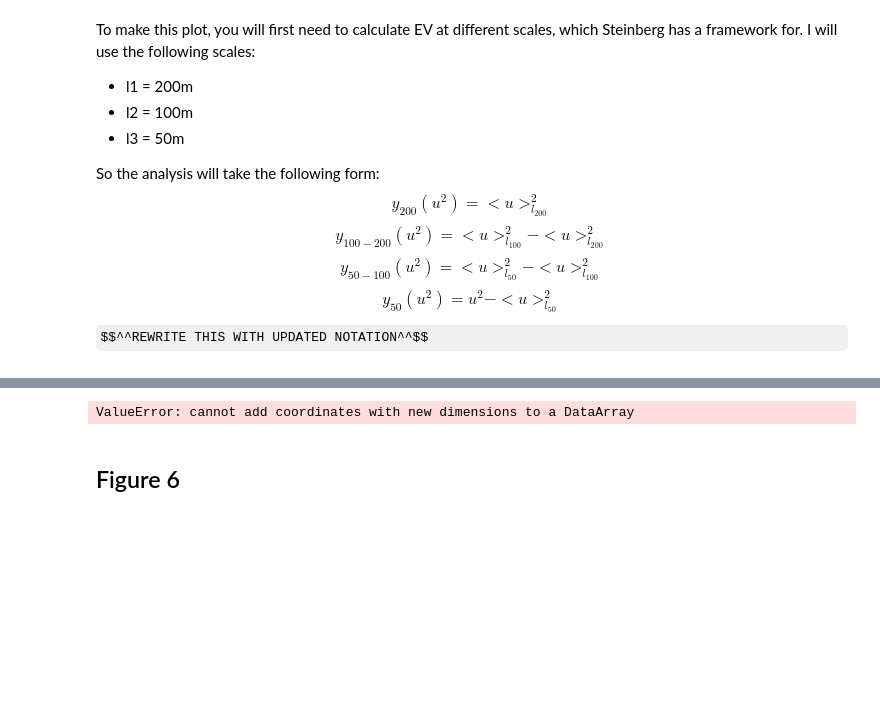
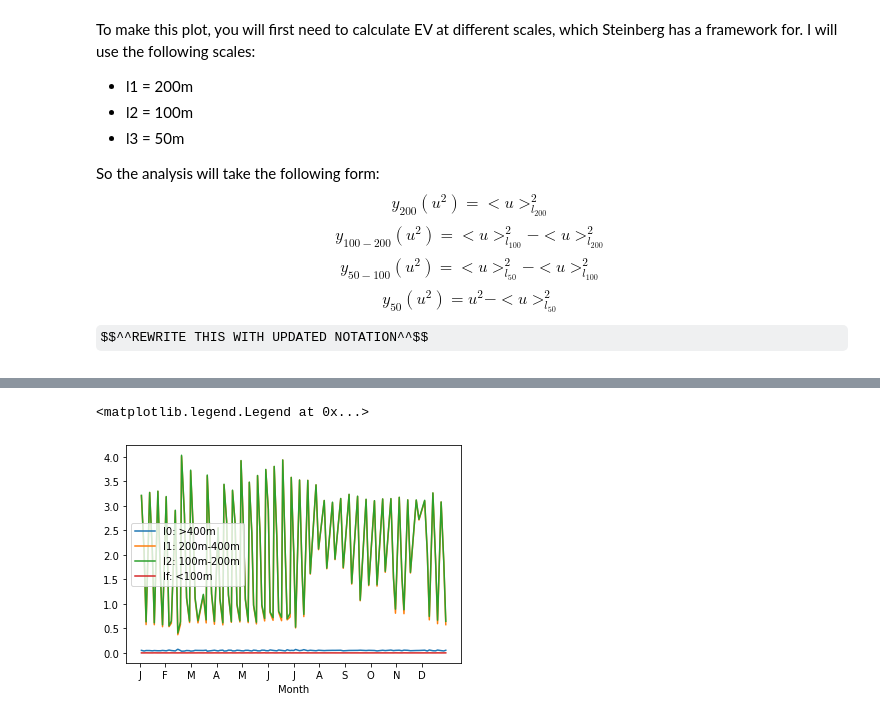
Before and after one commit to ocean-transport/argo-intern, a Jupyter notebook: steinberg.ipynb, the cells around one changed output, grey strips where cells are left out. Drawn from its saved outputs; the diff is of its cells as text; code cells hidden in the pictures; some formulas as TeX source; blank space fills up the shorter version.

Commit message:
first pass at Figure 5

```diff
--- a/steinberg.ipynb
+++ b/steinberg.ipynb
@@ -60,0 +60,5 @@ ef.get_mean_variance()
+# %%
+prof_l0 = ef.get_MV(float_z,l0,variable='SPICE')
+prof_l1 = ef.get_MV(float_z,l1) - ef.get_MV(float_z,l0,variable='SPICE')
+prof_l2 = ef.get_MV(float_z,l2) - ef.get_MV(float_z,l1,variable='SPICE')
+prof_lf = float_z.SPICE**2      - ef.get_MV(float_z,l2,variable='SPICE')
@@ -61,14 +69,34 @@ ef.get_mean_variance()
 # %%
 def add_month(ds, variable='TIME'):
+    copy = ds
+    copy['frac_day']   = (copy['TIME'] - pd.to_datetime(copy['TIME'].dt.date)).dt.seconds / (24 * 3600)
+    copy['frac_month'] = (copy['TIME'].dt.day + copy['frac_day'] - 1)/ copy['TIME'].dt.days_in_month
+
     month_li = []
+    for i in range(0,len(ds.N_PROF)):
+        month_li.append(int(ds.isel(N_PROF=i).TIME.dt.month.values)+copy.isel(N_PROF=i).frac_month)
 
-    for i in range(0,len(ds.N_PROF)):
-        li.append(int(ds.isel(N_PROF=i).TIME.dt.month.values))
-
-    ds.assign_coords(coords={'month':month_li})
+    return ds.assign_coords(month=('N_PROF',month_li))
-# %%
-test = add_month(y200)
-# %% [output]
-ValueError: cannot add coordinates with new dimensions to a DataArray
-# %% [markdown]
-## Figure 6
+# %%
+prof_l0 = add_month(prof_l0)
+prof_l1 = add_month(prof_l1)
+prof_l2 = add_month(prof_l2)
+prof_lf = add_month(prof_lf)
+
+prof_l0 = prof_l0.sortby('month')
+prof_l1 = prof_l1.sortby('month')
+prof_l2 = prof_l2.sortby('month')
+prof_lf = prof_lf.sortby('month')
+# %%
+month_labels=['J','F','M','A','M','J','J','A','S','O','N','D']
+# %%
+plt.plot(prof_l0.month,prof_l0.mean('PRES_INTERPOLATED'),label='l0: >400m')
+plt.plot(prof_l1.month,prof_l1.mean('PRES_INTERPOLATED'),label='l1: 200m-400m')
+plt.plot(prof_l2.month,prof_l2.mean('PRES_INTERPOLATED'),label='l2: 100m-200m')
+plt.plot(prof_lf.month,prof_lf.mean('PRES_INTERPOLATED'),label='lf: <100m')
+plt.xlabel('Month')
+plt.xticks(range(1,13),month_labels)
+plt.legend()
+# %% [output]
+<matplotlib.legend.Legend at 0x...>
+[figure, added]
```
Also changed, not shown: parts of 7 cells of this notebook.
